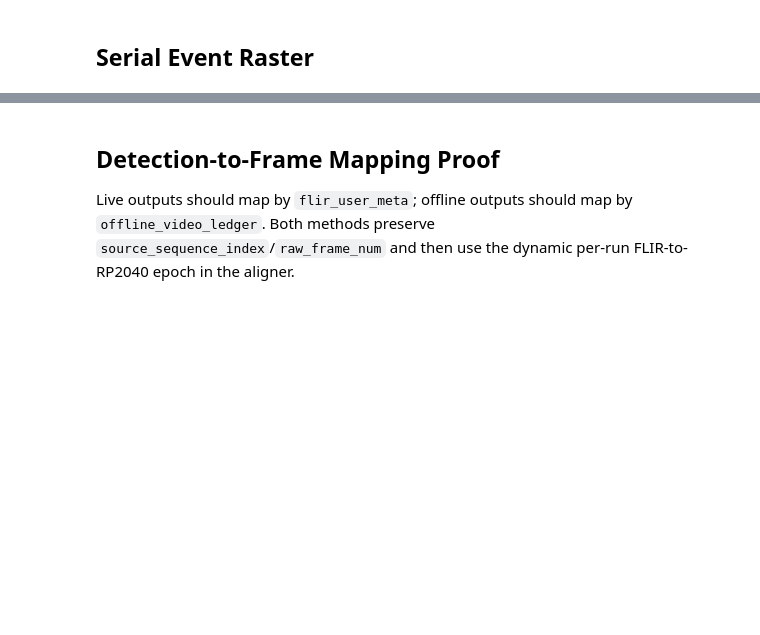
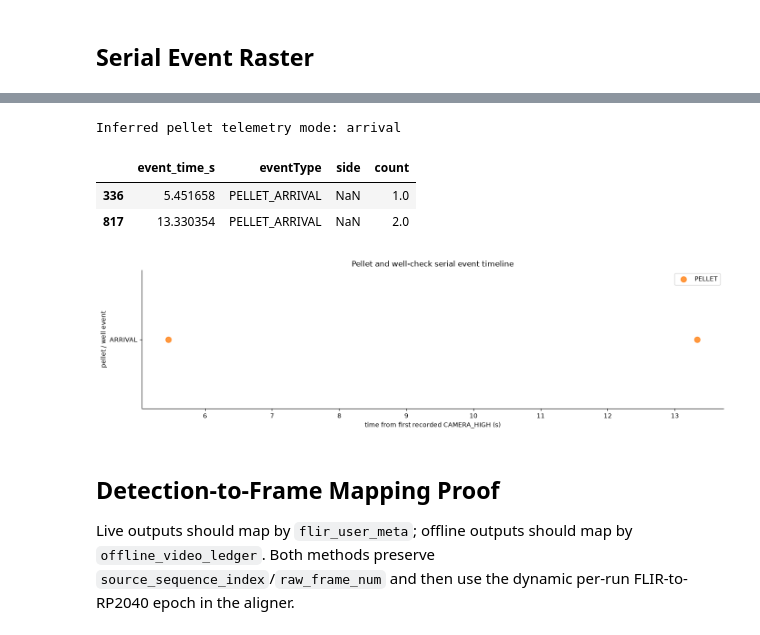
Before and after one commit to dlhagger/SqueakView, a Jupyter notebook: data_viz/analysis_demo_viz.ipynb, the cells around one changed output, grey strips where cells are left out. Drawn from its saved outputs; the diff is of its cells as text; code cells hidden in the pictures; blank space fills up the shorter version.

```diff
--- a/data_viz/analysis_demo_viz.ipynb
+++ b/data_viz/analysis_demo_viz.ipynb
@@ -219,3 +337,53 @@ else:
+# %%
+def infer_pellet_serial_mode(events: pd.DataFrame) -> str:
+    pellet_events = events[events["eventType"].str.contains("PELLET|WELL_CHECK", na=False)]
+    if pellet_events.empty:
+        return "unknown"
+    has_arrival = pellet_events["eventType"].str.contains("ARRIVAL|START", na=False).any()
+    has_retrieval = pellet_events["eventType"].str.contains("RETRIEVAL|END", na=False).any()
+    if has_arrival and has_retrieval:
+        return "both"
+    if has_arrival:
+        return "arrival"
+    if has_retrieval:
+        return "retrieval"
+    return "unknown"
+
+pellet_mode = infer_pellet_serial_mode(events)
+print(f"Inferred pellet telemetry mode: {pellet_mode}")
+
+pellet_events = events[events["eventType"].str.contains("PELLET|WELL_CHECK", na=False)].dropna(subset=["event_time_s"]).copy()
+if pellet_events.empty:
+    print("No PELLET or WELL_CHECK events found in serial.csv.")
+else:
+    pellet_events["short_event"] = (
+        pellet_events["eventType"]
+        .str.replace("PELLET_", "", regex=False)
+        .str.replace("WELL_CHECK_", "WELL_", regex=False)
+    )
+    pellet_events["group"] = np.where(
+        pellet_events["eventType"].str.contains("WELL_CHECK", na=False),
+        "WELL_CHECK",
+        "PELLET",
+    )
+    fig, ax = plt.subplots(figsize=(14, 4))
+    palette = {"PELLET": "tab:orange", "WELL_CHECK": "tab:green"}
+    for group, group_df in pellet_events.groupby("group"):
+        ax.scatter(group_df["event_time_s"], group_df["short_event"], color=palette[group], s=80, alpha=.8, label=group)
+    ax.set(
+        xlabel="time from first recorded CAMERA_HIGH (s)",
+        ylabel="pellet / well event",
+        title="Pellet and well-check serial event timeline",
+    )
+    ax.legend()
+    plt.tight_layout()
+    display(pellet_events[["event_time_s", "eventType", "side", "count"]])
+# %% [output]
+Inferred pellet telemetry mode: arrival
+|  | event_time_s | eventType | side | count |
+| 336 | 5.451658 | PELLET_ARRIVAL | NaN | 1.0 |
+| 817 | 13.330354 | PELLET_ARRIVAL | NaN | 2.0 |
+[figure, added]
 # %% [markdown]
 ## Detection-to-Frame Mapping Proof
 
```
Also changed, not shown: parts of 11 cells of this notebook, 4 other files.
